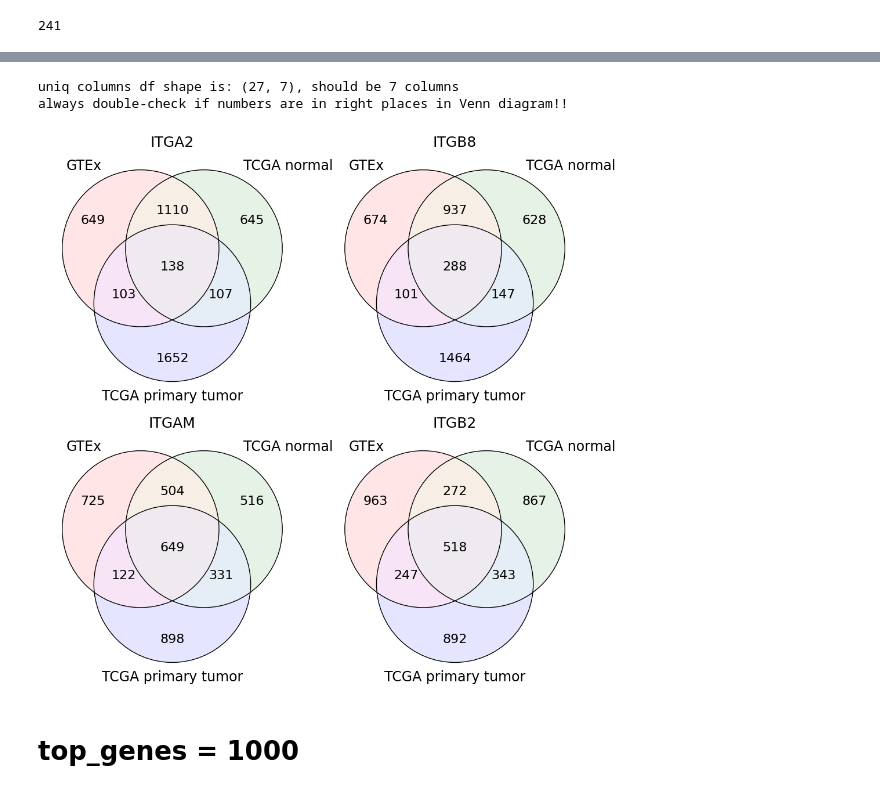
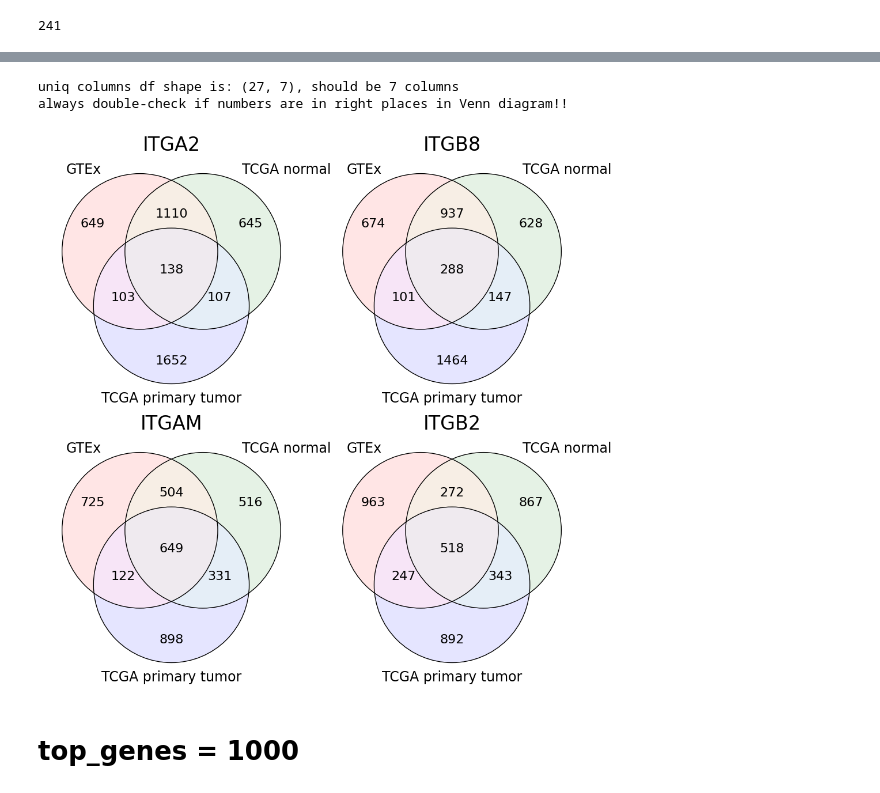
Before and after one commit to hshadman/integrin_expression_data_mining, a Jupyter notebook: jesse_code/gene_network_cross_check.ipynb, the cells around one changed output, grey strips where cells are left out. Saved outputs shown, nothing was run; the diff lists cells and outputs as text; code cells hidden in the pictures.

```diff
--- a/jesse_code/gene_network_cross_check.ipynb
+++ b/jesse_code/gene_network_cross_check.ipynb
@@ -1356,7 +1359,7 @@ map_subsets[G] = '001'
 map_subsets[F] = '010'
 
 #plot venn diagram
-fig,axs = plt.subplots(nrows=7,ncols=4,figsize=(12,28))
+fig,axs = plt.subplots(nrows=5,ncols=6,figsize=(18,22))
 fig.subplots_adjust(wspace=0.1,hspace=0.001)
 
 #turn off all axes in all subplots, which removes the unused one
@@ -1430,37 +1488,37 @@ for chosen_integ,ax in zip(['ITGA2','ITGB8','ITGAM','ITGB2'],axs.ravel()):
               set_colors=('red','green','blue'),alpha=0.1,
              ax=ax)
     c = venn3_circles(subsets=(1, 1, 1, 1, 1, 1, 1), linestyle='solid',ax=ax,linewidth=1)
 
-    ax.set_title(chosen_integ,fontsize=18)
+    ax.set_title(chosen_integ,fontsize=24)
 
     #plot the values
     for key, value in map_subsets.items():
         v.get_label_by_id(value).set_text(combined_venn_diagram_uniqcol.loc[chosen_integ][key])
     for i in ['top', 'left', 'right', 'bottom']:
         ax.spines[i].set_linewidth(1.6)
         ax.spines[i].set_color('black')
     for text in v.set_labels:
         text.set_fontsize(17)
     for text in v.subset_labels:
         text.set_fontsize(16)
 del combined_venn_diagram_uniqcol
 
-plt.savefig('figures/rank_based_networking_venn_diagrams_select_integrins.png',
-            dpi = 1000, bbox_inches='tight')
+#plt.savefig('figures/rank_based_networking_venn_diagrams_select_integrins.png',
+#            dpi = 1000, bbox_inches='tight')
 
 
 #this is to bold text
 #boldstart = "\033[1m"
 #boldend = "\033[0;0m"
 #     autoAxis = ax.axis()
 #     rec = Rectangle((autoAxis[0]-0.05,autoAxis[2]),(autoAxis[1]-autoAxis[0])+0.6,(autoAxis[3]-autoAxis[2])+0.35,
 #                     fill=False,lw=1)
 #     rec = ax.add_patch(rec)
 #     rec.set_clip_on(False)
 # %% [output]
 uniq columns df shape is: (27, 7), should be 7 columns
 always double-check if numbers are in right places in Venn diagram!!
-[figure, old version]
+[figure, new version]
 # %%
 del gtex_corr_lost_df, tcga_primtum_gained_df, top_genes
 # %% [markdown]
```
Also changed, not shown: parts of 3 cells of this notebook.
